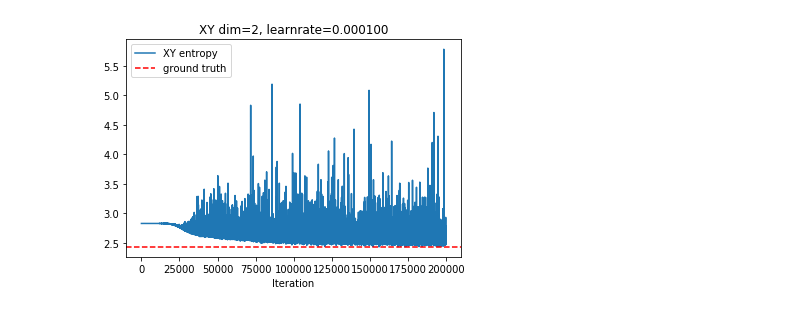
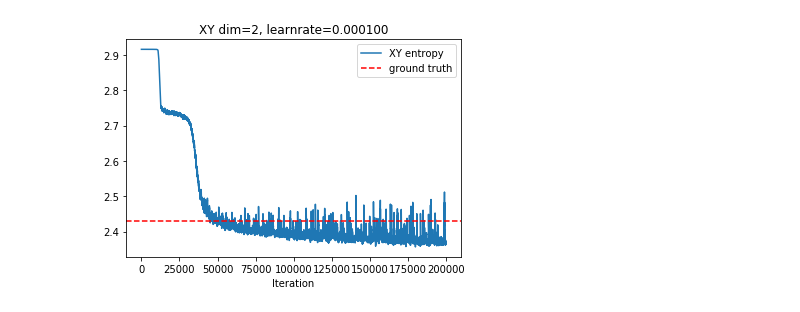
Before and after one commit to wangxuuu/gaussian_entropy_estimate, a Jupyter notebook: mine_entropy.ipynb, the cells around one changed output. Cells and saved outputs as stored; diff of their text form; code cells hidden in the pictures.

Commit message:
update for moving average

```diff
--- a/mine_entropy.ipynb
+++ b/mine_entropy.ipynb
@@ -69,21 +69,25 @@ num_iteration = 200000
 entropy_XY = []
 dXY_list = []
 
-
 for i in range(num_iteration):
     NN.step()
     dXY = NN.forward()
     entropy_XY.append(H_crossentropy - dXY)
     dXY_list.append(dXY)
-
-
-plt.figure()
-plt.plot(entropy_XY, label='XY entropy')
-plt.axhline(h_xy, label='ground truth', linestyle='--', color='red')
-plt.xlabel('Iteration')
-plt.title('XY dim=%d, learnrate=%f' % (2 * d, lr))
-plt.legend()
-plt.savefig("dim=%d learnrate=%f.png" % (2*d,lr))
-plt.show()
-# %% [output]
-[figure, removed]
+# %%
+ma_rate = 0.01            # rate of moving average
+entropy_list = entropy_XY.copy()    # see also the estimate() member function of MINE
+for i in range(1,len(entropy_list)):
+    entropy_list[i] = (1-ma_rate) * entropy_list[i-1] + ma_rate * entropy_list[i]
+# %%
+# plot the estimate entropy
+plt.figure()
+plt.plot(entropy_list, label='XY entropy')
+plt.axhline(h_xy, label='ground truth', linestyle='--', color='red')
+plt.xlabel('Iteration')
+plt.title('XY dim=%d, learnrate=%f' % (2 * d, lr))
+plt.legend()
+plt.savefig("dim=%d learnrate=%f.png" % (2*d,lr))
+plt.show()
+# %% [output]
+[figure, added]
```
Also changed, not shown: parts of 2 cells of this notebook, 9 other files.
